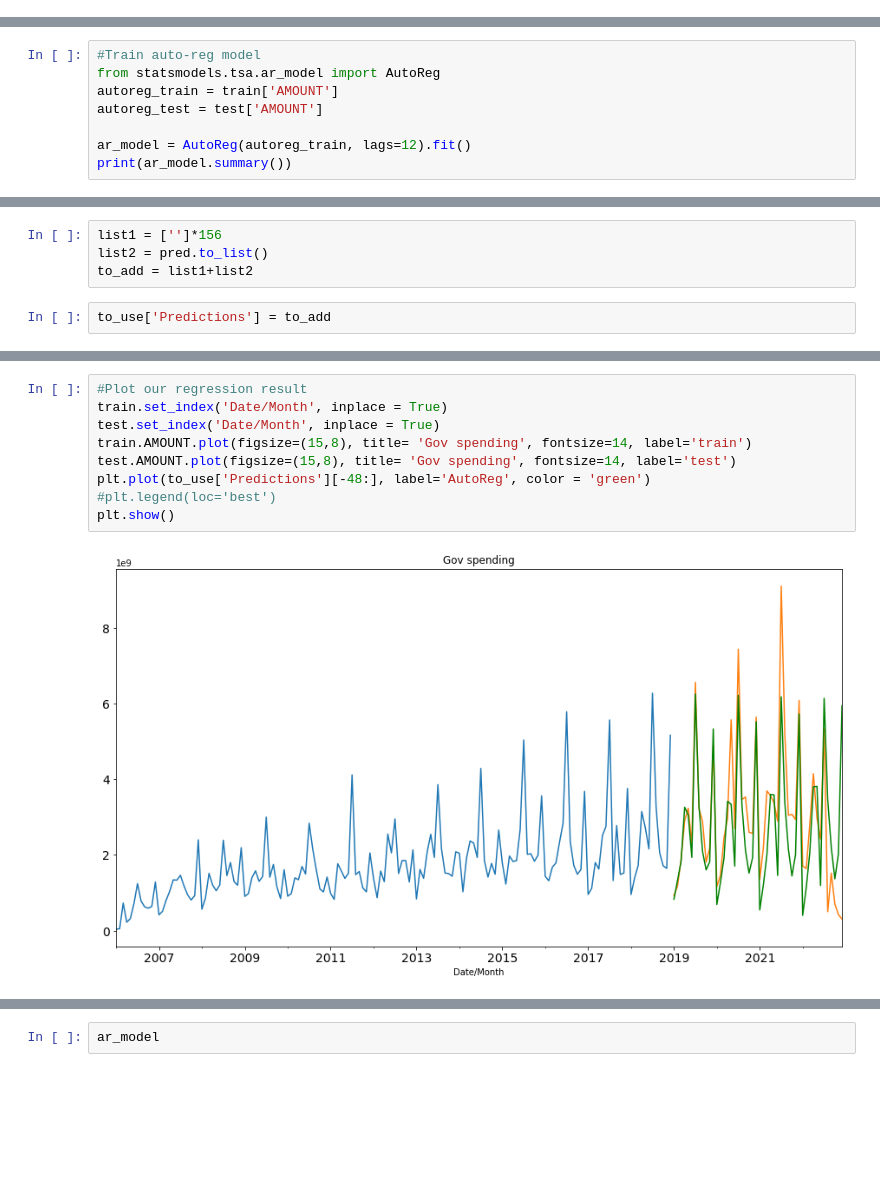
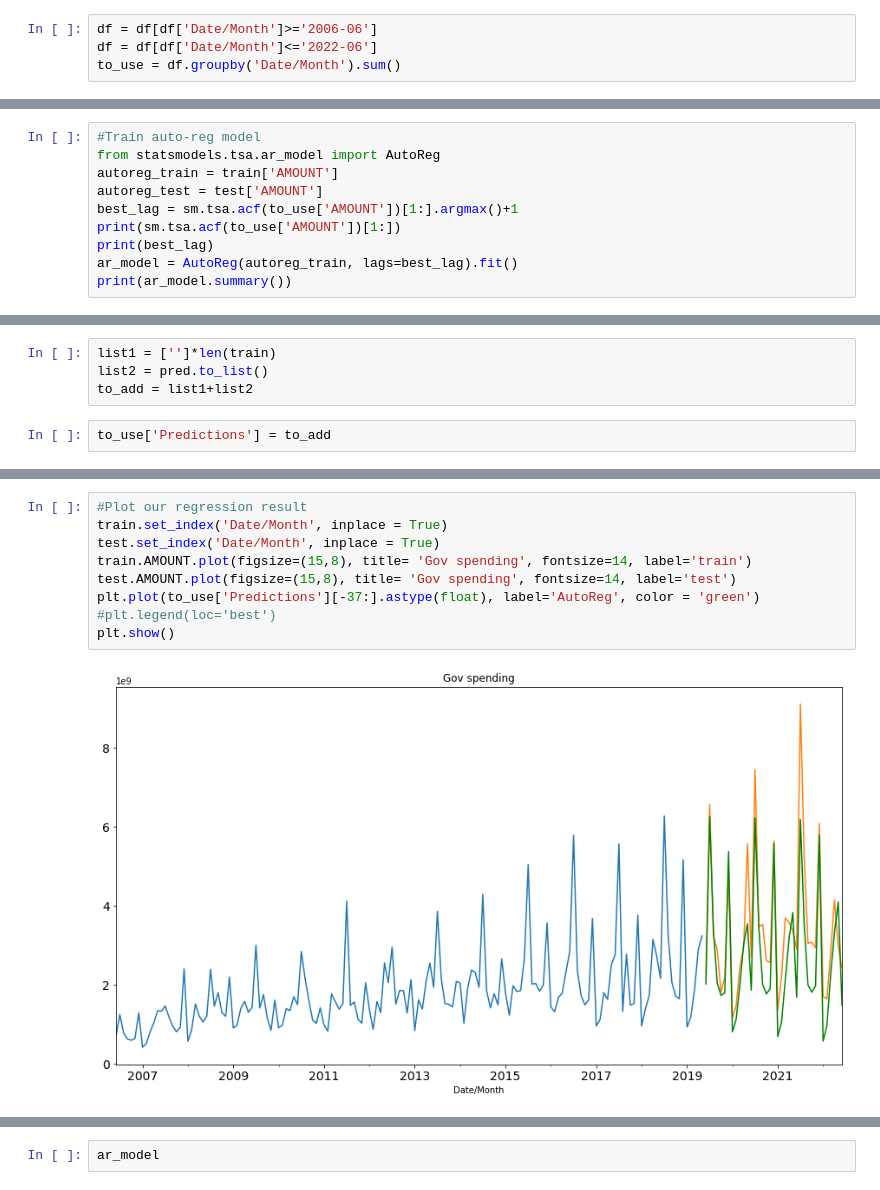
Before and after one commit to KamenDamov/Bulgarian-Gvt-Forecast, a Jupyter notebook: Forecast.ipynb, the cells around one changed output, grey strips where cells are left out. Drawn from its saved outputs; the diff is of its cells as text; blank space fills up the shorter version.

```diff
--- a/Forecast.ipynb
+++ b/Forecast.ipynb
@@ -62,3 +81,7 @@ to_use
+# %%
+df = df[df['Date/Month']>='2006-06']
+df = df[df['Date/Month']<='2022-06']
+to_use = df.groupby('Date/Month').sum()
 # %%
 import plotly.express as px
 
@@ -275,7 +249,9 @@ test.reset_index(inplace = True)
 from statsmodels.tsa.ar_model import AutoReg
 autoreg_train = train['AMOUNT']
 autoreg_test = test['AMOUNT']
-
-ar_model = AutoReg(autoreg_train, lags=12).fit()
+best_lag = sm.tsa.acf(to_use['AMOUNT'])[1:].argmax()+1
+print(sm.tsa.acf(to_use['AMOUNT'])[1:])
+print(best_lag)
+ar_model = AutoReg(autoreg_train, lags=best_lag).fit()
 print(ar_model.summary())
 # %% [output]
@@ -332,5 +308,5 @@ plt.xticks(ticks=x_ticks, labels=x_labels)
 # %%
-list1 = ['']*156
+list1 = ['']*len(train)
 list2 = pred.to_list()
 to_add = list1+list2
 # %%
@@ -359,13 +334,13 @@ to_use[-48:]
 # %%
 #Plot our regression result
 train.set_index('Date/Month', inplace = True)
 test.set_index('Date/Month', inplace = True)
 train.AMOUNT.plot(figsize=(15,8), title= 'Gov spending', fontsize=14, label='train')
 test.AMOUNT.plot(figsize=(15,8), title= 'Gov spending', fontsize=14, label='test')
-plt.plot(to_use['Predictions'][-48:], label='AutoReg', color = 'green')
+plt.plot(to_use['Predictions'][-37:].astype(float), label='AutoReg', color = 'green')
 #plt.legend(loc='best')
 plt.show()
 # %% [output]
-[figure, old version]
+[figure, new version]
 # %%
 #Compute metrics
```
Also changed, not shown: parts of 82 cells of this notebook.
